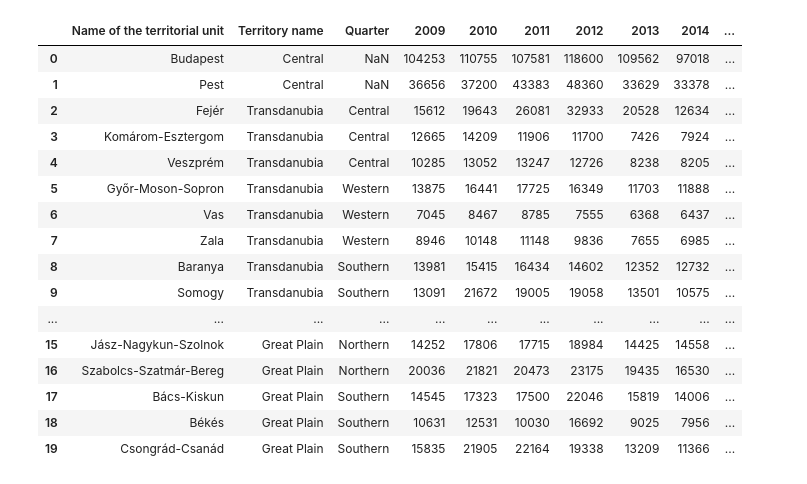
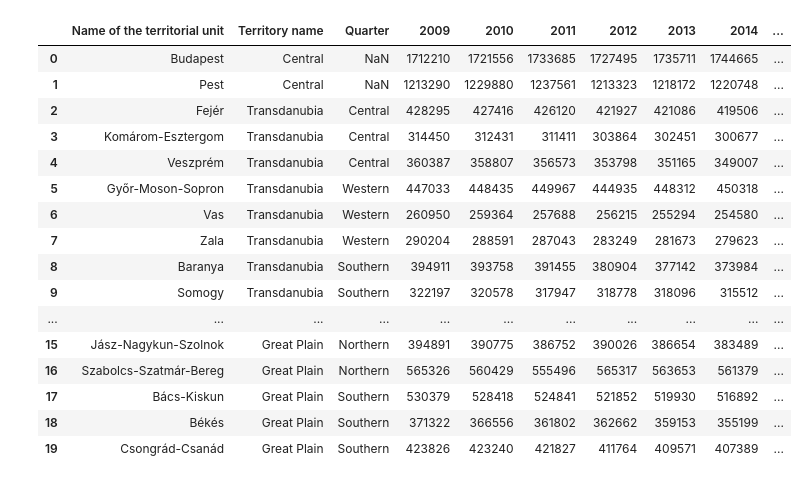
Before and after one commit to SziZsolt/Hungary-Crime, a Jupyter notebook: main.ipynb, the cells around one changed output. Cells and saved outputs as stored; diff of their text form; code cells hidden in the pictures.

```diff
--- a/main.ipynb
+++ b/main.ipynb
@@ -3,21 +25,22 @@ import pandas as pd
 # %%
-df_total = pd.read_excel(io='stadat-iga0008-11.1.2.1-en.xlsx', sheet_name='total')
-df_total
+df_popularity = pd.read_excel('stadat-nep0034-22.1.2.1-hu.xlsx')
-# %% [output]
-|  | Name of the territorial unit | Territory name | Quarter | 2009 | 2010 | 2011 | 2012 | 2013 | 2014 | ... |
-| 0 | Budapest | Central | NaN | 104253 | 110755 | 107581 | 118600 | 109562 | 97018 | ... |
-| 1 | Pest | Central | NaN | 36656 | 37200 | 43383 | 48360 | 33629 | 33378 | ... |
-| 2 | Fejér | Transdanubia | Central | 15612 | 19643 | 26081 | 32933 | 20528 | 12634 | ... |
-| 3 | Komárom-Esztergom | Transdanubia | Central | 12665 | 14209 | 11906 | 11700 | 7426 | 7924 | ... |
-| 4 | Veszprém | Transdanubia | Central | 10285 | 13052 | 13247 | 12726 | 8238 | 8205 | ... |
-| 5 | Győr-Moson-Sopron | Transdanubia | Western | 13875 | 16441 | 17725 | 16349 | 11703 | 11888 | ... |
-| 6 | Vas | Transdanubia | Western | 7045 | 8467 | 8785 | 7555 | 6368 | 6437 | ... |
-| 7 | Zala | Transdanubia | Western | 8946 | 10148 | 11148 | 9836 | 7655 | 6985 | ... |
-| 8 | Baranya | Transdanubia | Southern | 13981 | 15415 | 16434 | 14602 | 12352 | 12732 | ... |
-| 9 | Somogy | Transdanubia | Southern | 13091 | 21672 | 19005 | 19058 | 13501 | 10575 | ... |
-| ... | ... | ... | ... | ... | ... | ... | ... | ... | ... | ... |
-| 15 | Jász-Nagykun-Szolnok | Great Plain | Northern | 14252 | 17806 | 17715 | 18984 | 14425 | 14558 | ... |
-| 16 | Szabolcs-Szatmár-Bereg | Great Plain | Northern | 20036 | 21821 | 20473 | 23175 | 19435 | 16530 | ... |
-| 17 | Bács-Kiskun | Great Plain | Southern | 14545 | 17323 | 17500 | 22046 | 15819 | 14006 | ... |
-| 18 | Békés | Great Plain | Southern | 10631 | 12531 | 10030 | 16692 | 9025 | 7956 | ... |
-| 19 | Csongrád-Csanád | Great Plain | Southern | 15835 | 21905 | 22164 | 19338 | 13209 | 11366 | ... |
+# %%
+df_popularity
+# %% [output]
+|  | Name of the territorial unit | Territory name | Quarter | 2009 | 2010 | 2011 | 2012 | 2013 | 2014 | ... |
+| 0 | Budapest | Central | NaN | 1712210 | 1721556 | 1733685 | 1727495 | 1735711 | 1744665 | ... |
+| 1 | Pest | Central | NaN | 1213290 | 1229880 | 1237561 | 1213323 | 1218172 | 1220748 | ... |
+| 2 | Fejér | Transdanubia | Central | 428295 | 427416 | 426120 | 421927 | 421086 | 419506 | ... |
+| 3 | Komárom-Esztergom | Transdanubia | Central | 314450 | 312431 | 311411 | 303864 | 302451 | 300677 | ... |
+| 4 | Veszprém | Transdanubia | Central | 360387 | 358807 | 356573 | 353798 | 351165 | 349007 | ... |
+| 5 | Győr-Moson-Sopron | Transdanubia | Western | 447033 | 448435 | 449967 | 444935 | 448312 | 450318 | ... |
+| 6 | Vas | Transdanubia | Western | 260950 | 259364 | 257688 | 256215 | 255294 | 254580 | ... |
+| 7 | Zala | Transdanubia | Western | 290204 | 288591 | 287043 | 283249 | 281673 | 279623 | ... |
+| 8 | Baranya | Transdanubia | Southern | 394911 | 393758 | 391455 | 380904 | 377142 | 373984 | ... |
+| 9 | Somogy | Transdanubia | Southern | 322197 | 320578 | 317947 | 318778 | 318096 | 315512 | ... |
+| ... | ... | ... | ... | ... | ... | ... | ... | ... | ... | ... |
+| 15 | Jász-Nagykun-Szolnok | Great Plain | Northern | 394891 | 390775 | 386752 | 390026 | 386654 | 383489 | ... |
+| 16 | Szabolcs-Szatmár-Bereg | Great Plain | Northern | 565326 | 560429 | 555496 | 565317 | 563653 | 561379 | ... |
+| 17 | Bács-Kiskun | Great Plain | Southern | 530379 | 528418 | 524841 | 521852 | 519930 | 516892 | ... |
+| 18 | Békés | Great Plain | Southern | 371322 | 366556 | 361802 | 362662 | 359153 | 355199 | ... |
+| 19 | Csongrád-Csanád | Great Plain | Southern | 423826 | 423240 | 421827 | 411764 | 409571 | 407389 | ... |
```
Also changed, not shown: parts of 11 cells of this notebook, 1 other file.
